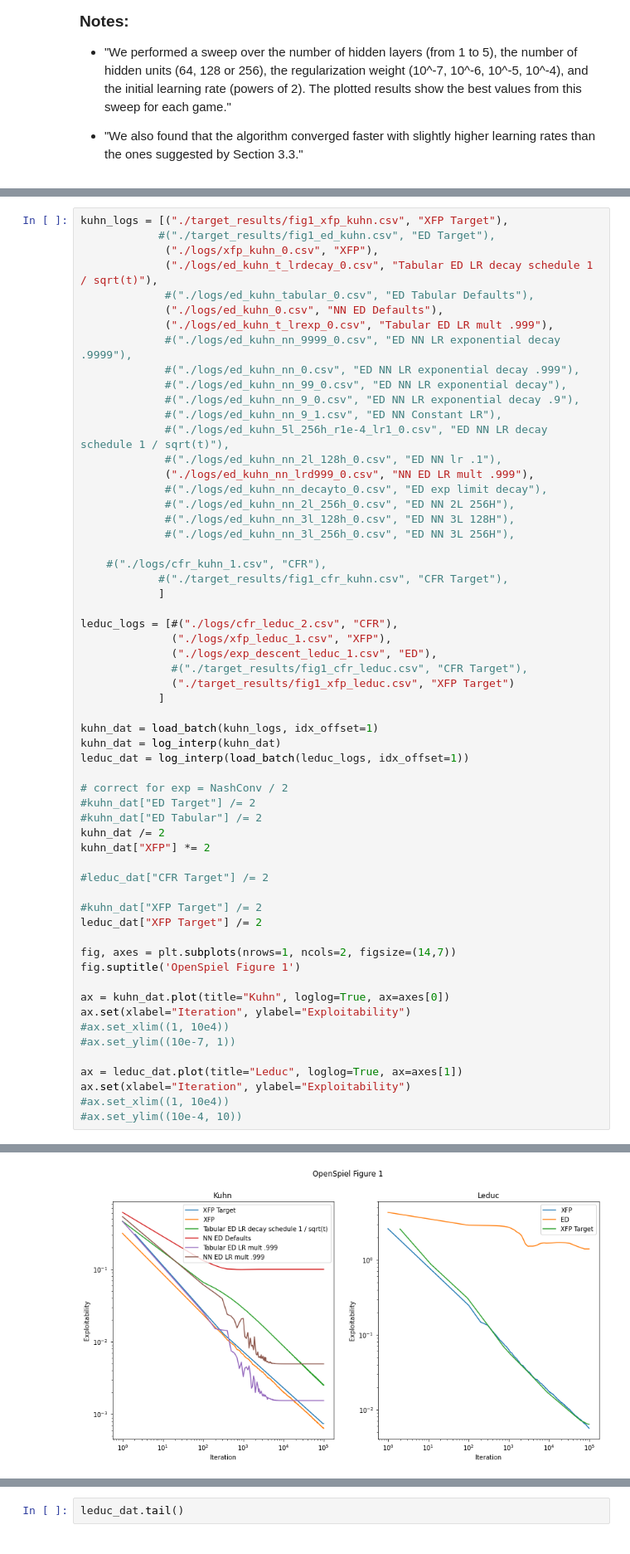
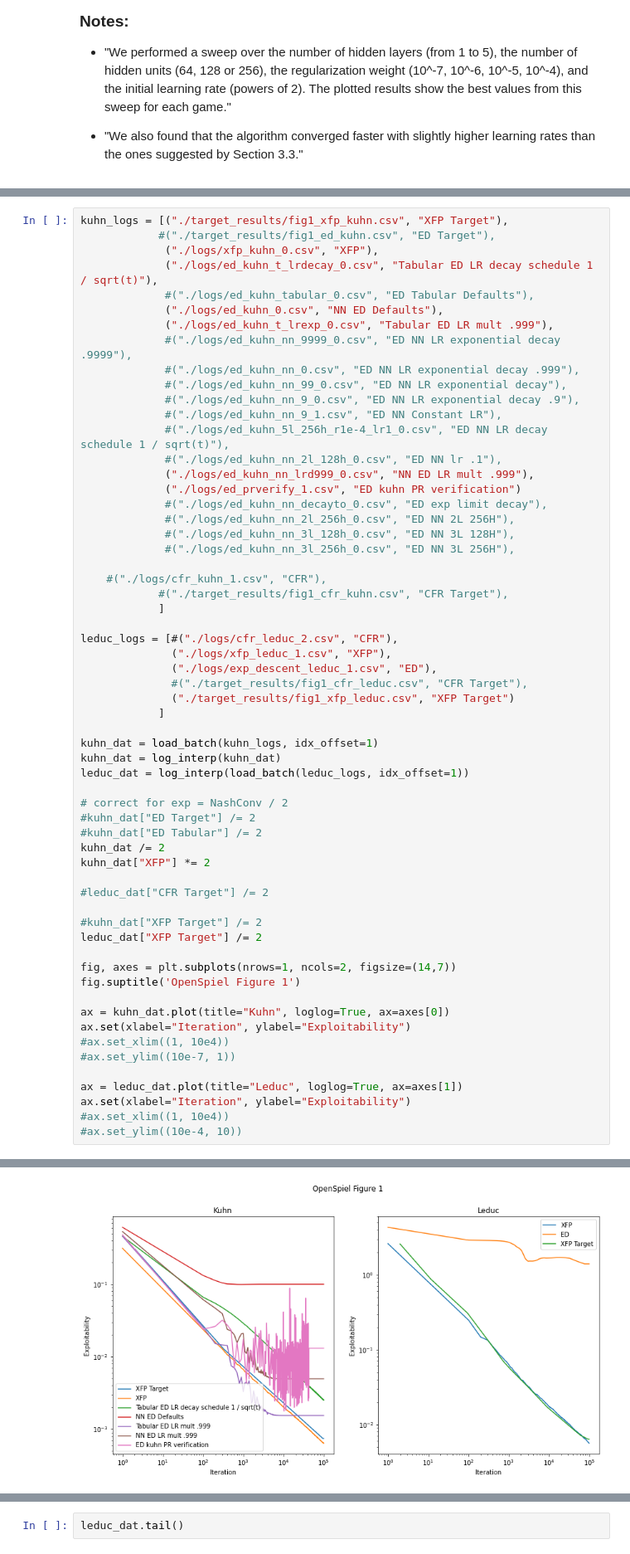
Before and after one commit to aicenter/openspiel_reproductions, a Jupyter notebook: benchmarks.ipynb, the cells around one changed output, grey strips where cells are left out. Shown: that part at 83% size. Drawn from its saved outputs; the diff is of its cells as text.

```diff
--- a/benchmarks.ipynb
+++ b/benchmarks.ipynb
@@ -65,6 +88,7 @@ kuhn_logs = [("./target_results/fig1_xfp_kuhn.csv", "XFP Target"),
              #("./logs/ed_kuhn_5l_256h_r1e-4_lr1_0.csv", "ED NN LR decay schedule 1 / sqrt(t)"),
              #("./logs/ed_kuhn_nn_2l_128h_0.csv", "ED NN lr .1"),
              ("./logs/ed_kuhn_nn_lrd999_0.csv", "NN ED LR mult .999"),
+             ("./logs/ed_prverify_1.csv", "ED kuhn PR verification")
              #("./logs/ed_kuhn_nn_decayto_0.csv", "ED exp limit decay"),
              #("./logs/ed_kuhn_nn_2l_256h_0.csv", "ED NN 2L 256H"),
              #("./logs/ed_kuhn_nn_3l_128h_0.csv", "ED NN 3L 128H"),
@@ -83,31 +107,31 @@ leduc_logs = [#("./logs/cfr_leduc_2.csv", "CFR"),
 
 kuhn_dat = load_batch(kuhn_logs, idx_offset=1)
 kuhn_dat = log_interp(kuhn_dat)
 leduc_dat = log_interp(load_batch(leduc_logs, idx_offset=1))
 
 # correct for exp = NashConv / 2
 #kuhn_dat["ED Target"] /= 2
 #kuhn_dat["ED Tabular"] /= 2
 kuhn_dat /= 2
 kuhn_dat["XFP"] *= 2
 
 #leduc_dat["CFR Target"] /= 2
 
 #kuhn_dat["XFP Target"] /= 2
 leduc_dat["XFP Target"] /= 2
 
 fig, axes = plt.subplots(nrows=1, ncols=2, figsize=(14,7))
 fig.suptitle('OpenSpiel Figure 1')
 
 ax = kuhn_dat.plot(title="Kuhn", loglog=True, ax=axes[0])
 ax.set(xlabel="Iteration", ylabel="Exploitability")
 #ax.set_xlim((1, 10e4))
 #ax.set_ylim((10e-7, 1))
 
 ax = leduc_dat.plot(title="Leduc", loglog=True, ax=axes[1])
 ax.set(xlabel="Iteration", ylabel="Exploitability")
 #ax.set_xlim((1, 10e4))
 #ax.set_ylim((10e-4, 10))
 # %% [output]
 [Text(0.5, 0, 'Iteration'), Text(0, 0.5, 'Exploitability')]
-[figure, old version]
+[figure, new version]
```
Also changed, not shown: parts of 5 cells of this notebook, 3 other files.
